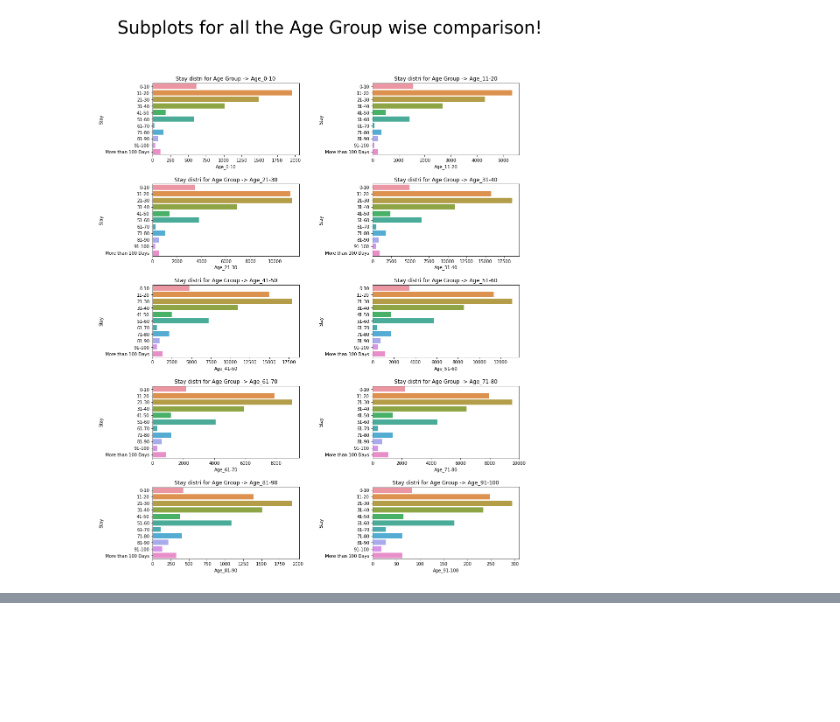
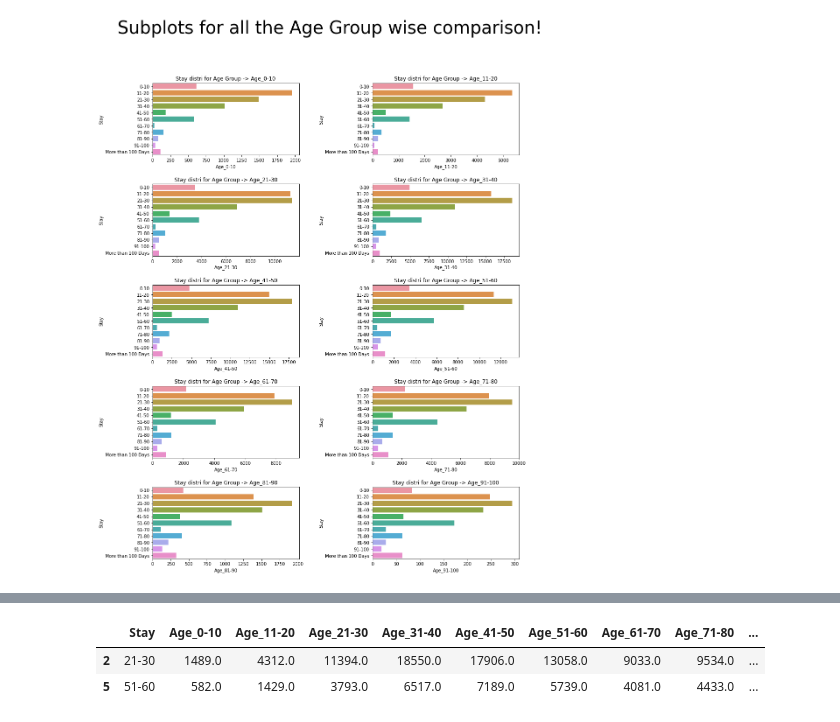
Before and after one commit to mishra-atul5001/Data-Science-Medium-Content, a Jupyter notebook: healthcare-problem-statement.ipynb, the cells around one changed output, grey strips where cells are left out. Cells and saved outputs as stored; diff of their text form; code cells hidden in the pictures; blank space fills up the shorter version.

```diff
--- a/healthcare-problem-statement.ipynb
+++ b/healthcare-problem-statement.ipynb
@@ -118,0 +124,9 @@ len(now)//2
+# %%
+stay_durations = ['21-30','51-60']
+stay_specific_data = stay_age_distribution[stay_age_distribution.Stay.isin(stay_durations)]
+# %%
+stay_specific_data
+# %% [output]
+|  | Stay | Age_0-10 | Age_11-20 | Age_21-30 | Age_31-40 | Age_41-50 | Age_51-60 | Age_61-70 | Age_71-80 | ... |
+| 2 | 21-30 | 1489.0 | 4312.0 | 11394.0 | 18550.0 | 17906.0 | 13058.0 | 9033.0 | 9534.0 | ... |
+| 5 | 51-60 | 582.0 | 1429.0 | 3793.0 | 6517.0 | 7189.0 | 5739.0 | 4081.0 | 4433.0 | ... |
```
Also changed, not shown: parts of 2 cells of this notebook.
